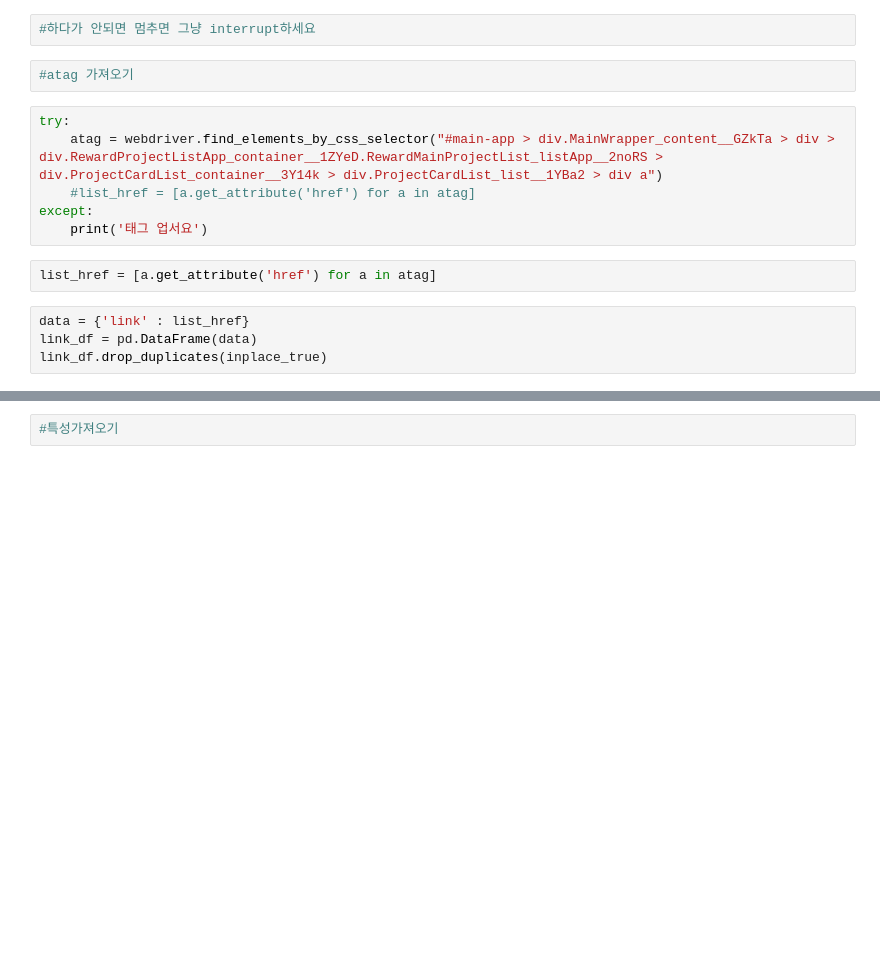
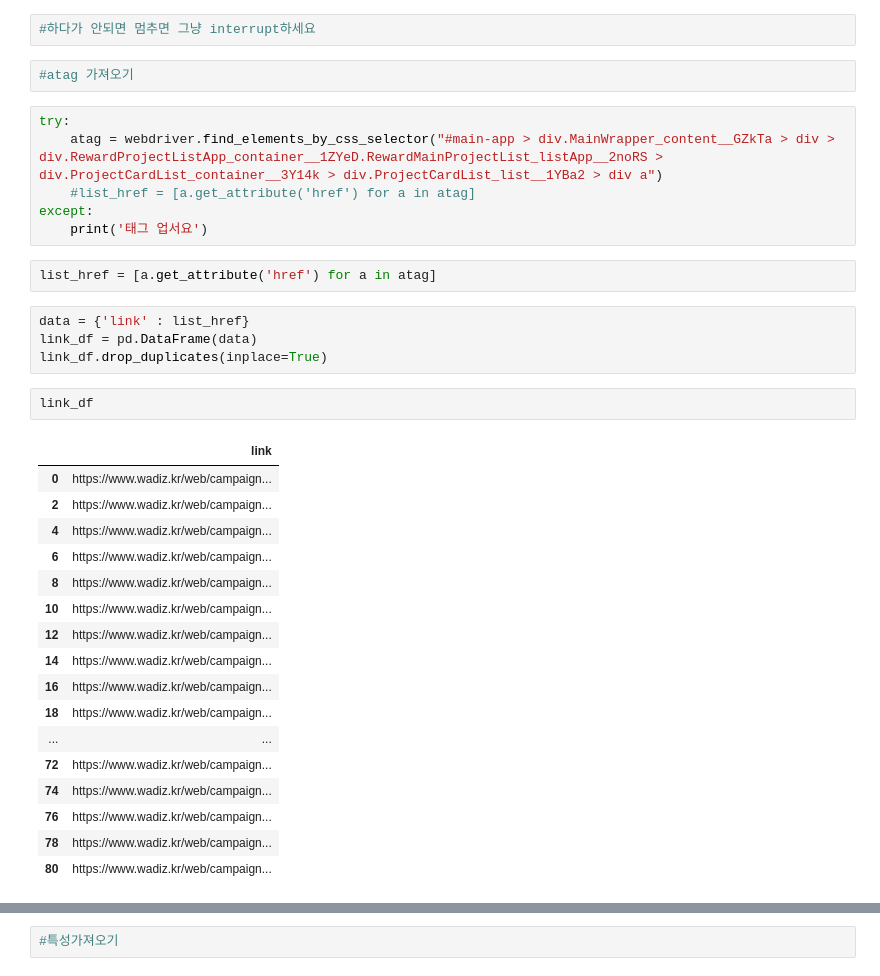
Before and after one commit to ckim415/OOOA, a Jupyter notebook: crawling_final.ipynb, the cells around one changed output, grey strips where cells are left out. Cells and saved outputs as stored; diff of their text form; blank space fills up the shorter version.

```diff
--- a/crawling_final.ipynb
+++ b/crawling_final.ipynb
@@ -65,4 +66,24 @@ list_href = [a.get_attribute('href') for a in atag]
 # %%
 data = {'link' : list_href}
 link_df = pd.DataFrame(data)
-link_df.drop_duplicates(inplace_true)
+link_df.drop_duplicates(inplace=True)
+# %%
+link_df
+# %% [output]
+|  | link |
+| 0 | https://www.wadiz.kr/web/campaign... |
+| 2 | https://www.wadiz.kr/web/campaign... |
+| 4 | https://www.wadiz.kr/web/campaign... |
+| 6 | https://www.wadiz.kr/web/campaign... |
+| 8 | https://www.wadiz.kr/web/campaign... |
+| 10 | https://www.wadiz.kr/web/campaign... |
+| 12 | https://www.wadiz.kr/web/campaign... |
+| 14 | https://www.wadiz.kr/web/campaign... |
+| 16 | https://www.wadiz.kr/web/campaign... |
+| 18 | https://www.wadiz.kr/web/campaign... |
+| ... | ... |
+| 72 | https://www.wadiz.kr/web/campaign... |
+| 74 | https://www.wadiz.kr/web/campaign... |
+| 76 | https://www.wadiz.kr/web/campaign... |
+| 78 | https://www.wadiz.kr/web/campaign... |
+| 80 | https://www.wadiz.kr/web/campaign... |
```
Also changed, not shown: parts of 14 cells of this notebook, 4 other files.
